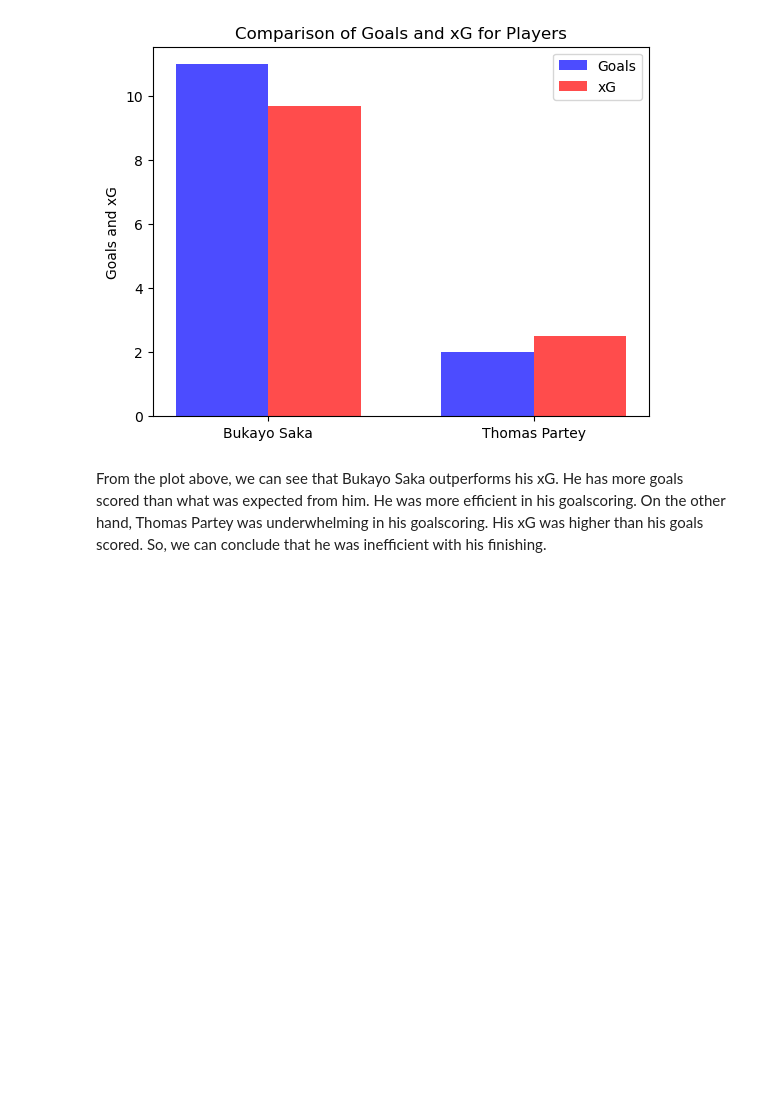
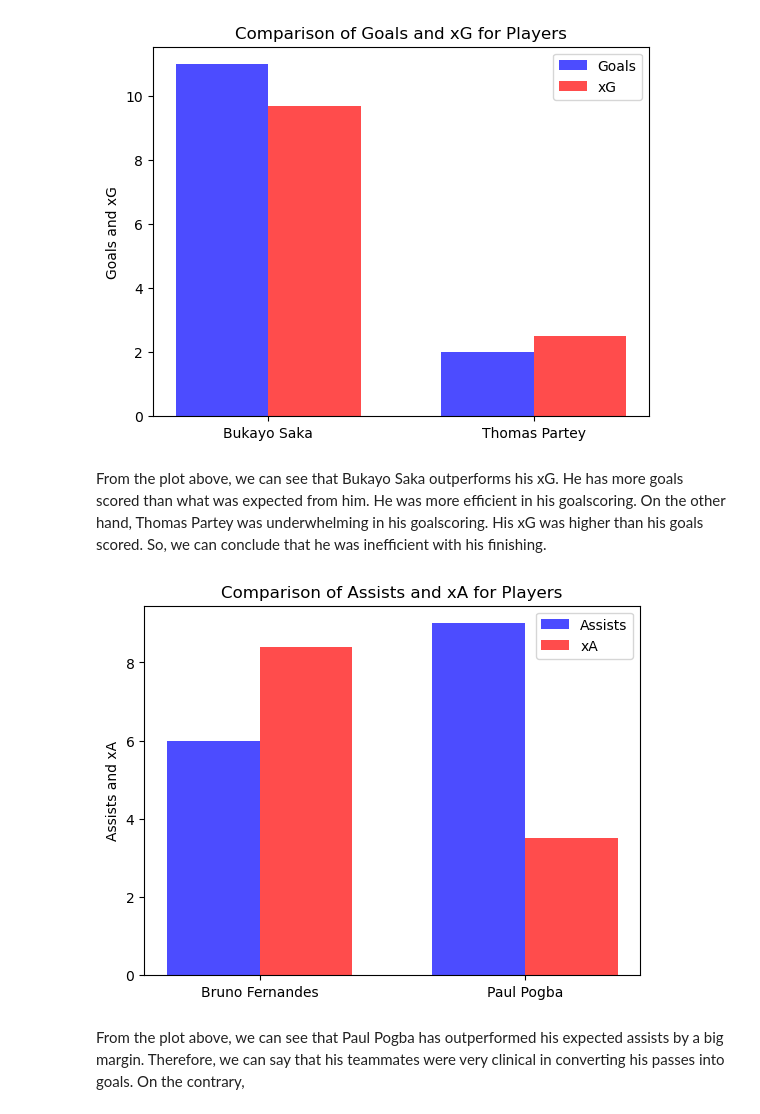
Before and after one commit to aasnayem/Soccer, a Jupyter notebook: SoccerData.ipynb, the cells around one changed output. Drawn from its saved outputs; the diff is of its cells as text; code cells hidden in the pictures; blank space fills up the shorter version.

```diff
--- a/SoccerData.ipynb
+++ b/SoccerData.ipynb
@@ -135,3 +135,35 @@ plt.show()
 [figure]
 # %% [markdown]
 From the plot above, we can see that Bukayo Saka outperforms his xG. He has more goals scored than what was expected from him. He was more efficient in his goalscoring. On the other hand, Thomas Partey was underwhelming in his goalscoring. His xG was higher than his goals scored. So, we can conclude that he was inefficient with his finishing.
+# %%
+# Player names
+players = ['Bruno Fernandes', 'Paul Pogba']
+
+# Assists and xA data
+assists = [6, 9]
+xA = [8.4, 3.5]
+
+# Array of indices for the players
+indices = np.arange(len(players))
+
+# Set the width of the bars
+bar_width = 0.35
+
+# Plotting the data
+fig, ax = plt.subplots()
+ax.bar(indices - bar_width/2, assists, label='Assists', color='blue', width=bar_width, alpha=0.7)
+ax.bar(indices + bar_width/2, xA, label='xA', color='red', width=bar_width, alpha=0.7)
+
+# Adding labels and title
+ax.set_ylabel('Assists and xA')
+ax.set_title('Comparison of Assists and xA for Players')
+ax.set_xticks(indices)
+ax.set_xticklabels(players)
+ax.legend()
+
+# Display the plot
+plt.show()
+# %% [output]
+[figure, added]
+# %% [markdown]
+From the plot above, we can see that Paul Pogba has outperformed his expected assists by a big margin. Therefore, we can say that his teammates were very clinical in converting his passes into goals. On the contrary,
```
